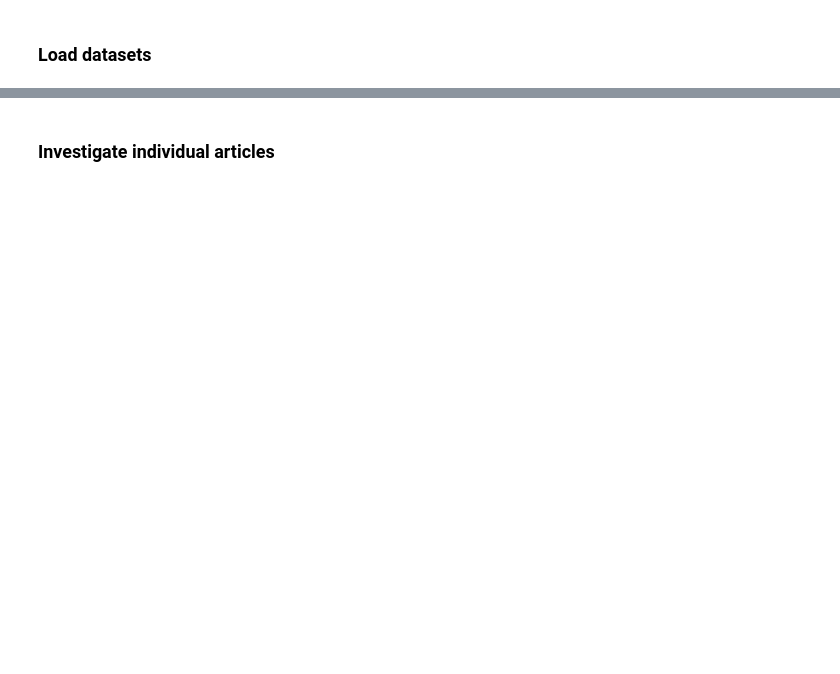
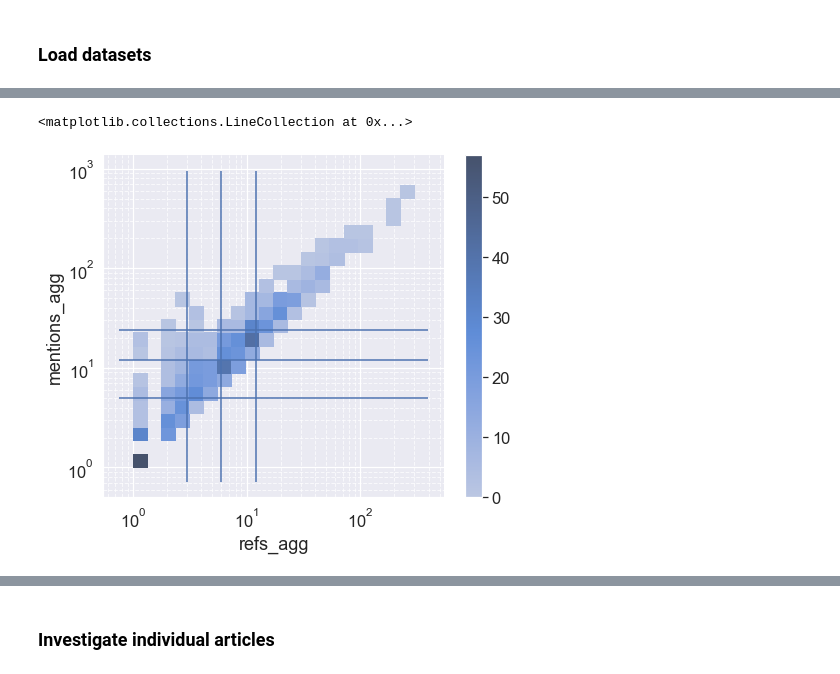
Before and after one commit to Bubblbu/citation-provenance-paper, a Jupyter notebook: notebooks/exploration_weighted_citation_counts.ipynb, the cells around one changed output, grey strips where cells are left out. Drawn from its saved outputs; the diff is of its cells as text; code cells hidden in the pictures; blank space fills up the shorter version.

```diff
--- a/notebooks/exploration_weighted_citation_counts.ipynb
+++ b/notebooks/exploration_weighted_citation_counts.ipynb
@@ -223,0 +120,19 @@ df[(df.citations>0.05) & (df.citations<0.3) & (df["agg_weighted_citations"]<0.1)
+# %%
+def common_authors(row):
+    doi_a = row["source"]
+    doi_b = row["target"]
+    try:
+        a, b = articles.loc[[doi_a, doi_b]].authors.values
+    except Exception:
+        return None
+    a = [str(v) for v in a]
+    b = [str(v) for v in b]
+
+    try:
+        common_first = a[0] == b[0]
+    except:
+        common_first = False
+
+    common_authors = len(set(a).intersection(set(b)))
+
+    return common_authors, common_first
@@ -223,0 +194,2 @@ df[(df.citations>0.05) & (df.citations<0.3) & (df["agg_weighted_citations"]<0.1)
+# %%
+citation_metrics = create_citation_metrics(base_dois, citations)
@@ -223,0 +267,2 @@ df[(df.citations>0.05) & (df.citations<0.3) & (df["agg_weighted_citations"]<0.1)
+# %%
+article_metrics = create_article_metrics(base_dois, citation_metrics)
@@ -223,0 +349,24 @@ df[(df.citations>0.05) & (df.citations<0.3) & (df["agg_weighted_citations"]<0.1)
+# %%
+## Citations vs median weighted citation count
+y = "mentions_agg"
+x = "refs_agg"
+pdf = article_metrics[article_metrics[x]!=0]
+sns.displot(data=pdf, x=x, y=y,
+            log_scale=(True, True), cbar=True, height=6, aspect=1.2)
+
+plt.grid(True, which="minor", ls="--", alpha=.7)
+plt.grid(True, which="major", ls="-", linewidth=1.2)
+
+# yticks = [1, 2, 5, 10, 20, 50, 100, 200]
+# plt.yticks(ticks=yticks, labels=yticks)
+# # xticks = [.5, 1,2,5,10]
+# # plt.xticks(ticks=xticks, labels=xticks);
+
+x0, x1 = plt.xlim()
+y0, y1 = plt.ylim()
+
+plt.hlines([article_metrics[y].quantile([.25, .5, .75])], x0, x1)
+plt.vlines([article_metrics[x].quantile([.25, .5, .75])], y0, y1)
+# %% [output]
+<matplotlib.collections.LineCollection at 0x...>
+[figure, added]
```
Also changed, not shown: parts of 79 cells of this notebook, 2 other files.
